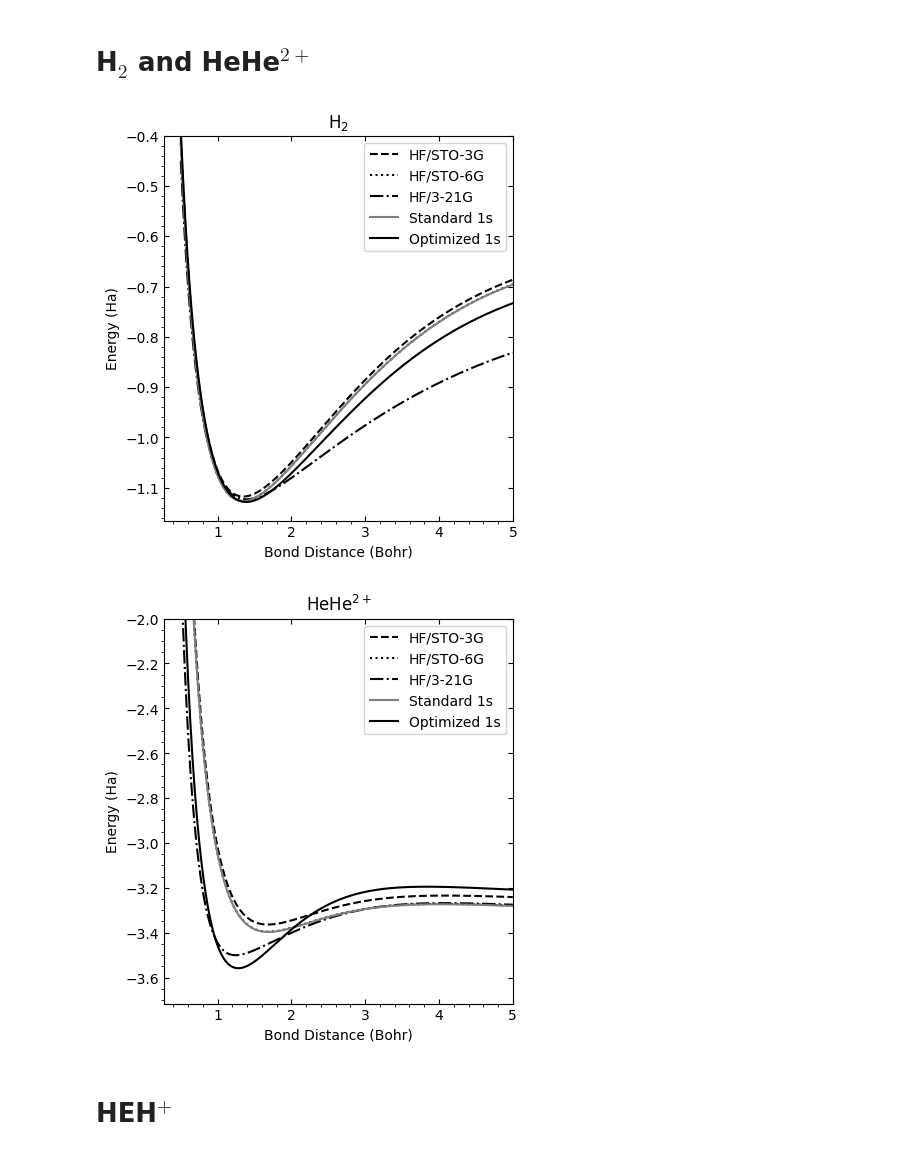
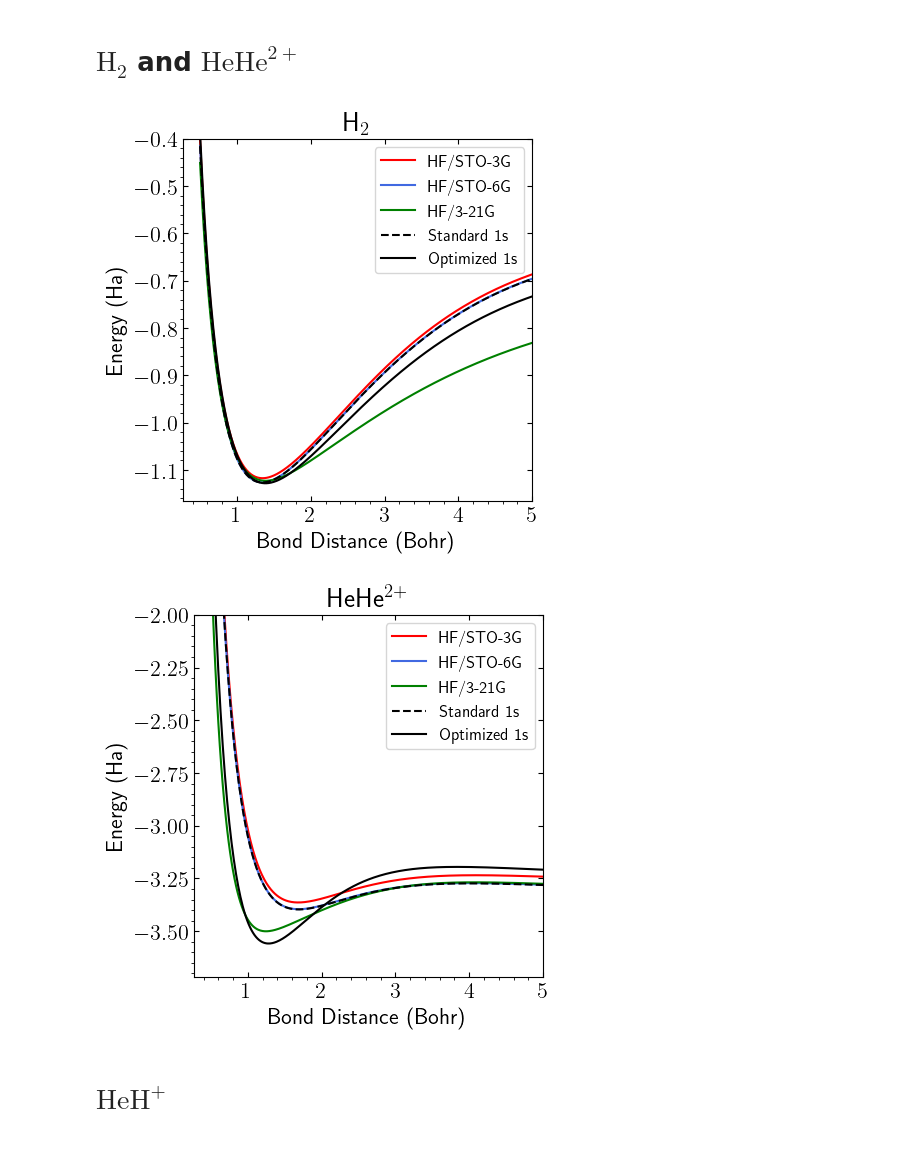
Before and after one commit to achmadj/1s_STO_diatomic, a Jupyter notebook: Final_Calculation.ipynb, the cells around one changed output. Cells and saved outputs as stored; diff of their text form; code cells hidden in the pictures.

```diff
--- a/Final_Calculation.ipynb
+++ b/Final_Calculation.ipynb
@@ -14,8 +14,13 @@ import re
 from tqdm.auto import tqdm
 
 # pip install scipy matplotlib pandas tqdm
+# %%
+plt.rcParams.update({
+    'text.usetex': True,
+    'font.size': 16,
+    })
 # %% [markdown]
-# H$_2$ and HeHe$^{2+}$
+# $\text{H}_2$ and $\text{HeHe}^{2+}$
 # %%
 #--Main Integral--
 def w(alpha, R):
@@ -127,31 +132,32 @@ hehe_321g = [HF_energy(i, '3-21g', charge=True) for i in x]
 hehe_hls = [e_mo(1.69, i, mode=1, Z=2) for i in x]
 hehe_hls_opt = [e_mo(alpha_hehe, i, mode=1, Z=2) for i in x]
 # %%
-plt.figure(figsize=(4.5,5))
-plt.plot(x, h2_sto3g, '--k', label='HF/STO-3G')
-plt.plot(x, h2_sto6g, ':k', label='HF/STO-6G')
-plt.plot(x, h2_321g , '-.k', label='HF/3-21G')
-plt.plot(x, h2_hls, '-', color='gray', label='Standard 1s')
+plt.figure(figsize=(4.5,4.7))
+plt.plot(x, h2_sto3g, '-r', label='HF/STO-3G')
+plt.plot(x, h2_sto6g, '-', color='royalblue', label='HF/STO-6G')
+plt.plot(x, h2_321g, '-g', label='HF/3-21G')
+plt.plot(x, h2_hls, '--', color='black', label='Standard 1s')
 plt.plot(x, h2_hls_opt, '-', color='black', label='Optimized 1s')
-plt.legend()
+plt.legend(fontsize=12)
 plt.title(r"H$_2$")
-plt.xlabel("Bond Distance (Bohr)")
-plt.ylabel("Energy (Ha)")
+plt.xlabel(r"Bond Distance (Bohr)")
+plt.ylabel(r"Energy (Ha)")
 plt.xlim(right=5.0)
 plt.ylim(top=-0.4)
 plt.tick_params(direction='in', top=True, right=True)
 plt.minorticks_on()
+plt.savefig('h2.svg', bbox_inches='tight')
 plt.show()
 # %% [output]
-[figure, old version]
+[figure, new version]
 # %%
-plt.figure(figsize=(4.5,5))
-plt.plot(x, hehe_sto3g, '--k', label='HF/STO-3G')
-plt.plot(x, hehe_sto6g, ':k', label='HF/STO-6G')
-plt.plot(x, hehe_321g , '-.k', label='HF/3-21G')
-plt.plot(x, hehe_hls, '-', color='gray', label='Standard 1s')
+plt.figure(figsize=(4.5,4.7))
+plt.plot(x, hehe_sto3g, '-r', label='HF/STO-3G')
+plt.plot(x, hehe_sto6g, '-', color='royalblue', label='HF/STO-6G')
+plt.plot(x, hehe_321g , '-g', label='HF/3-21G')
+plt.plot(x, hehe_hls, '--', color='black', label='Standard 1s')
 plt.plot(x, hehe_hls_opt, '-', color='black', label='Optimized 1s')
-plt.legend()
+plt.legend(fontsize=12)
 plt.title(r"HeHe$^{2+}$")
 plt.xlabel("Bond Distance (Bohr)")
 plt.ylabel("Energy (Ha)")
@@ -159,11 +165,12 @@ plt.xlim(right=5.0)
 plt.ylim(top=-2.0)
 plt.tick_params(direction='in', top=True, right=True)
 plt.minorticks_on()
+plt.savefig('hehe.svg', bbox_inches='tight')
 plt.show()
 # %% [output]
-[figure, old version]
+[figure, new version]
 # %% [markdown]
-# HEH$^+$
+# $\text{HeH}^+$
 # %%
 def KE(alpha, R, c):
     w = alpha * R
```
Also changed, not shown: parts of 1 cell of this notebook, 3 other files.
